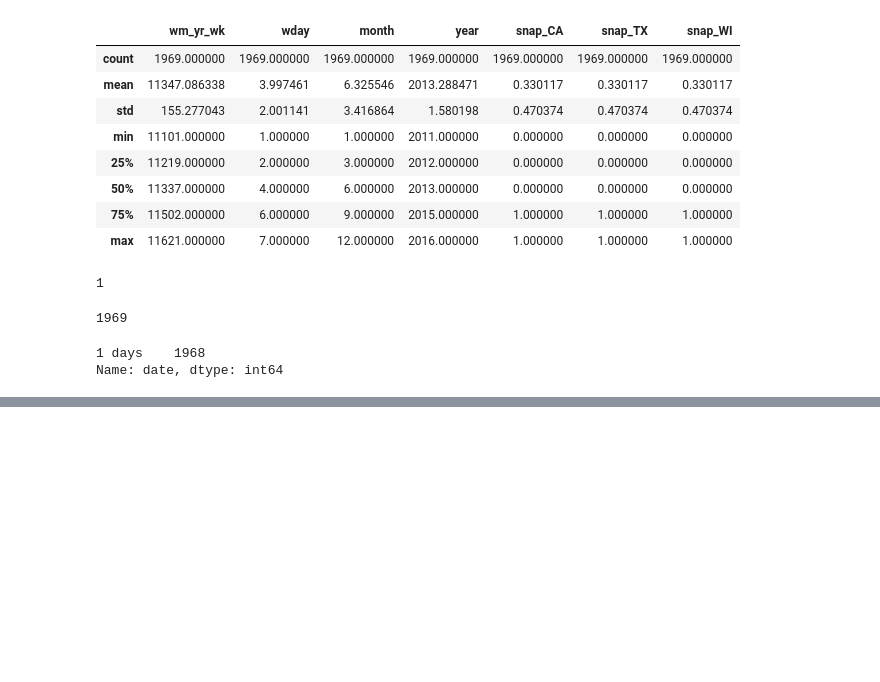
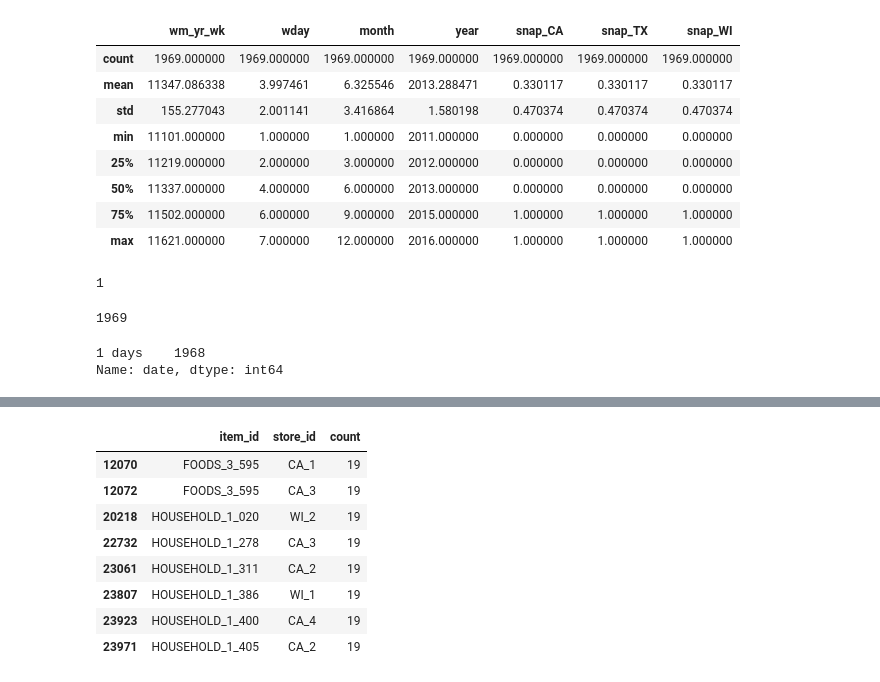
Before and after one commit to cluePrints/data-sci-fience, a Jupyter notebook: m5-forecasting-accuracy/0100. EDA.ipynb, the cells around one changed output, grey strips where cells are left out. Drawn from its saved outputs; the diff is of its cells as text; code cells hidden in the pictures; blank space fills up the shorter version.

```diff
--- a/m5-forecasting-accuracy/0100. EDA.ipynb
+++ b/m5-forecasting-accuracy/0100. EDA.ipynb
@@ -45,0 +207,12 @@ df_calendar
+# %%
+priced_weeks[priced_weeks['count'] == 19]
+# %% [output]
+|  | item_id | store_id | count |
+| 12070 | FOODS_3_595 | CA_1 | 19 |
+| 12072 | FOODS_3_595 | CA_3 | 19 |
+| 20218 | HOUSEHOLD_1_020 | WI_2 | 19 |
+| 22732 | HOUSEHOLD_1_278 | CA_3 | 19 |
+| 23061 | HOUSEHOLD_1_311 | CA_2 | 19 |
+| 23807 | HOUSEHOLD_1_386 | WI_1 | 19 |
+| 23923 | HOUSEHOLD_1_400 | CA_4 | 19 |
+| 23971 | HOUSEHOLD_1_405 | CA_2 | 19 |
```
Also changed, not shown: parts of 27 cells of this notebook.
